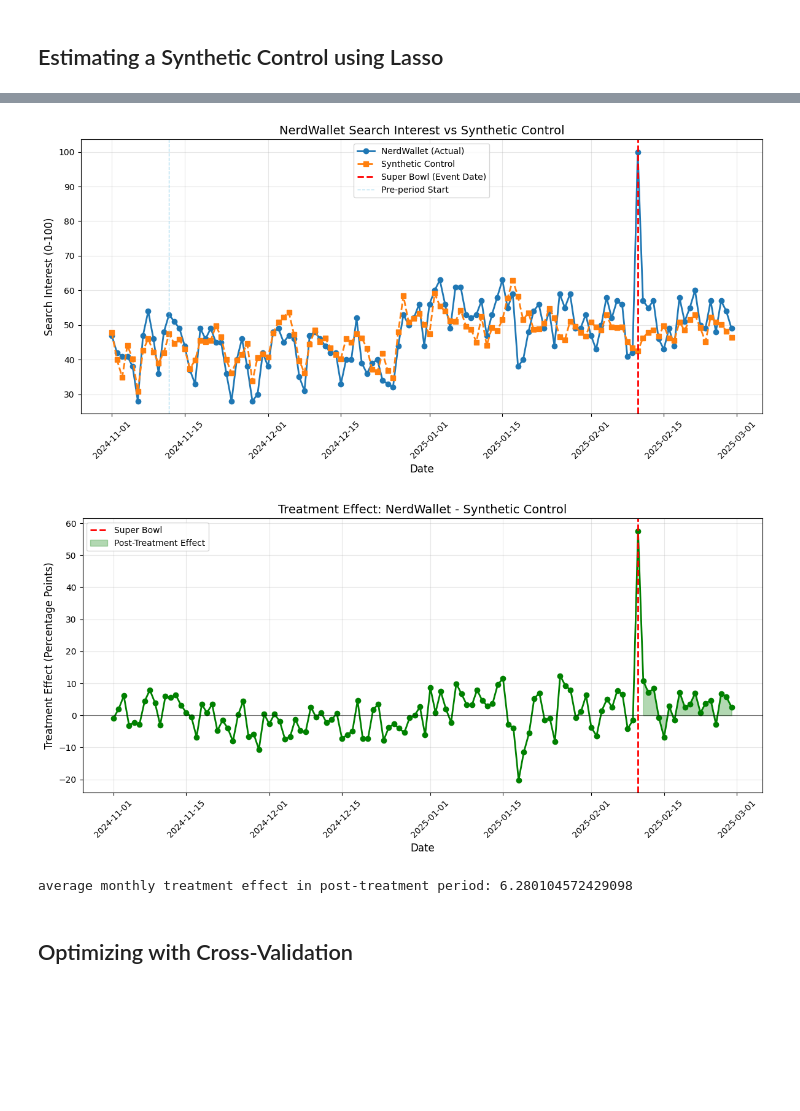
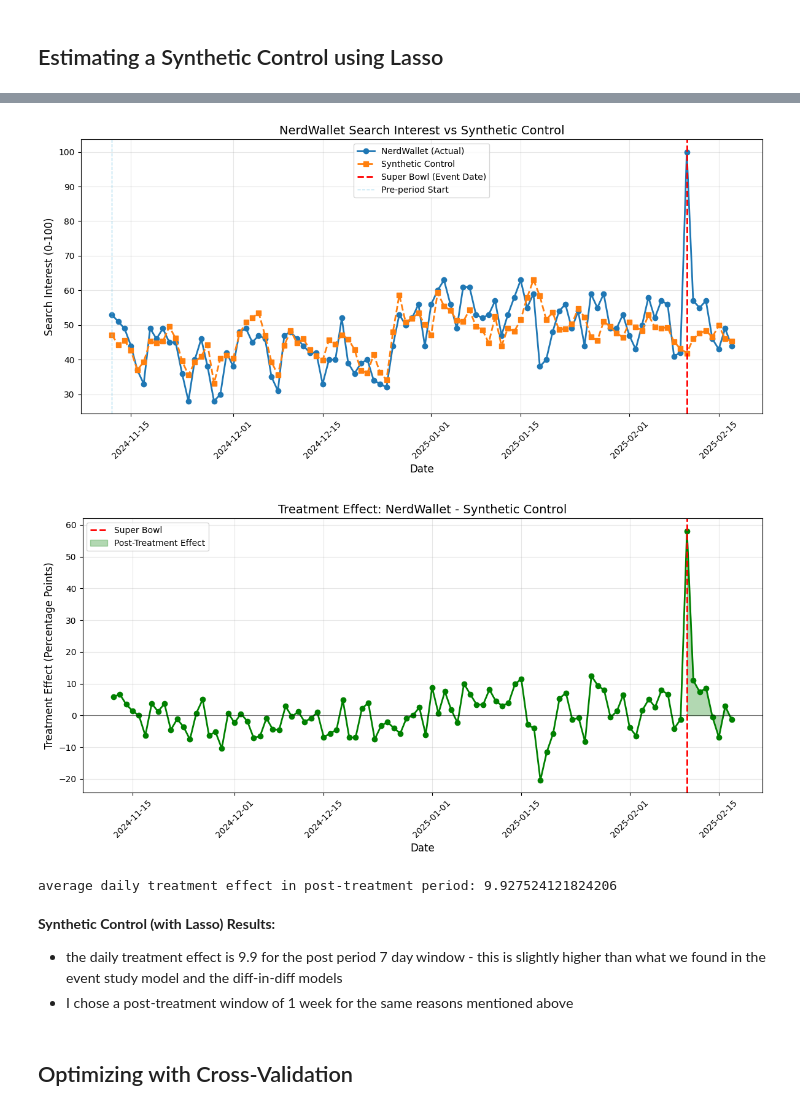
Before and after one commit to gperrin12/causal-super-bowl, a Jupyter notebook: nerdwallet_project-students.ipynb, the cells around one changed output, grey strips where cells are left out. Saved outputs shown, nothing was run; the diff lists cells and outputs as text; code cells hidden in the pictures; blank space fills up the shorter version.

```diff
--- a/nerdwallet_project-students.ipynb
+++ b/nerdwallet_project-students.ipynb
@@ -136,3 +166,13 @@ Text(0, 0.5, 'Search Interest (0-100)')
+# %%
+event_date = pd.to_datetime('2025-02-10')
+preperiod_length = 90
+postperiod_length = 7
+
+# Define the start and end dates for the pre and post event periods:
+# Used to subset data prior to estimating the models
+start_date = event_date - pd.DateOffset(days=preperiod_length)
+end_date = event_date + pd.DateOffset(days=postperiod_length)
+subset_df = df[(df['date'] >= start_date) & (df['date'] <= end_date)]
 # %% [markdown]
 ## Difference-in-Differences (DiD) Modeling
 # %%
@@ -315,7 +407,7 @@ plt.show()
 treated_term = "nerdwallet"
 control_terms = ['credit_card_points', 'travel_credit_card', 'best_savings_account']
 
-preperiod = df[df['date']<event_date]
+preperiod = df[(df['date']<event_date) & (df['date']>=start_date)].copy()
 
 # Initialize Lasso model with a regularization parameter (in the future, you may want to tune this parameter)
 lasso_model = LassoCV(cv=5, random_state=42)
@@ -336,13 +428,14 @@ Coefficients: [2.22961677e-01 1.87352687e-04 4.65674820e-01]
-# %%
-df["synthetic_control"] = df[control_terms].dot(lasso_coefficients) + lasso_intercept
+# %%
+pre_post_df = df[(df['date']>=start_date) & (df['date']<=end_date)].copy()
+pre_post_df["synthetic_control"] = pre_post_df[control_terms].dot(lasso_coefficients) + lasso_intercept
 # %%
 plt.figure(figsize=(12, 6))
 
 # Plot actual NerdWallet data
-plt.plot(df['date'], df['nerdwallet'], marker='o', linestyle='-', label='NerdWallet (Actual)', linewidth=2)
+plt.plot(pre_post_df['date'], pre_post_df['nerdwallet'], marker='o', linestyle='-', label='NerdWallet (Actual)', linewidth=2)
 
 # Plot synthetic control
-plt.plot(df['date'], df['synthetic_control'], marker='s', linestyle='--', label='Synthetic Control', linewidth=2)
+plt.plot(pre_post_df['date'], pre_post_df['synthetic_control'], marker='s', linestyle='--', label='Synthetic Control', linewidth=2)
 
 # Add vertical line for event date
 plt.axvline(x=event_date, color='red', linestyle='--', linewidth=2, label='Super Bowl (Event Date)')
@@ -360,35 +453,39 @@ plt.grid(True, alpha=0.3)
 plt.tight_layout()
 plt.show()
 # %% [output]
-[figure, old version]
+[figure, new version]
 # %%
 # Calculate the treatment effect (actual - synthetic)
-df['treatment_effect'] = df['nerdwallet'] - df['synthetic_control']
+pre_post_df['treatment_effect'] = pre_post_df['nerdwallet'] - pre_post_df['synthetic_control']
 
 plt.figure(figsize=(12, 6))
-plt.plot(df['date'], df['treatment_effect'], marker='o', linestyle='-', linewidth=2, color='green')
+plt.plot(pre_post_df['date'], pre_post_df['treatment_effect'], marker='o', linestyle='-', linewidth=2, color='green')
 plt.axhline(y=0, color='black', linestyle='-', linewidth=0.8, alpha=0.5)
 plt.axvline(x=event_date, color='red', linestyle='--', linewidth=2, label='Super Bowl')
-plt.fill_between(df['date'], 0, df['treatment_effect'],
-                 where=(df['post_treatment_dummy']==1),
+plt.fill_between(pre_post_df['date'], 0, pre_post_df['treatment_effect'],
+                 where=(pre_post_df['post_treatment_dummy']==1),
                  alpha=0.3, color='green', label='Post-Treatment Effect')
 plt.title('Treatment Effect: NerdWallet - Synthetic Control', fontsize=14)
 plt.xlabel('Date', fontsize=12)
 plt.ylabel('Treatment Effect (Percentage Points)', fontsize=12)
 plt.legend(loc='best')
 plt.xticks(rotation=45)
 plt.grid(True, alpha=0.3)
 plt.tight_layout()
 plt.show()
 # %% [output]
-[figure, old version]
+[figure, new version]
 # %%
 # TO-DO: Calculate the average monthly treatment effect in the post-treatment period:
 # How does this compare to the value the treated region would have had without the intervention?
-post_period = df[df['date']>=event_date]
-print('average monthly treatment effect in post-treatment period:', post_period["treatment_effect"].mean())
+post_period = pre_post_df[pre_post_df['date']>=event_date]
+print('average daily treatment effect in post-treatment period:', post_period["treatment_effect"].mean())
 # %% [output]
-average monthly treatment effect in post-treatment period: 6.280104572429098
+average daily treatment effect in post-treatment period: 9.927524121824206
+# %% [markdown]
+__Synthetic Control (with Lasso) Results:__
+- the daily treatment effect is 9.9 for the post period 7 day window - this is slightly higher than what we found in the event study model and the diff-in-diff models
+- I chose a post-treatment window of 1 week for the same reasons mentioned above
 # %% [markdown]
 ## Optimizing with Cross-Validation
 # %%
```
Also changed, not shown: parts of 49 cells of this notebook.
